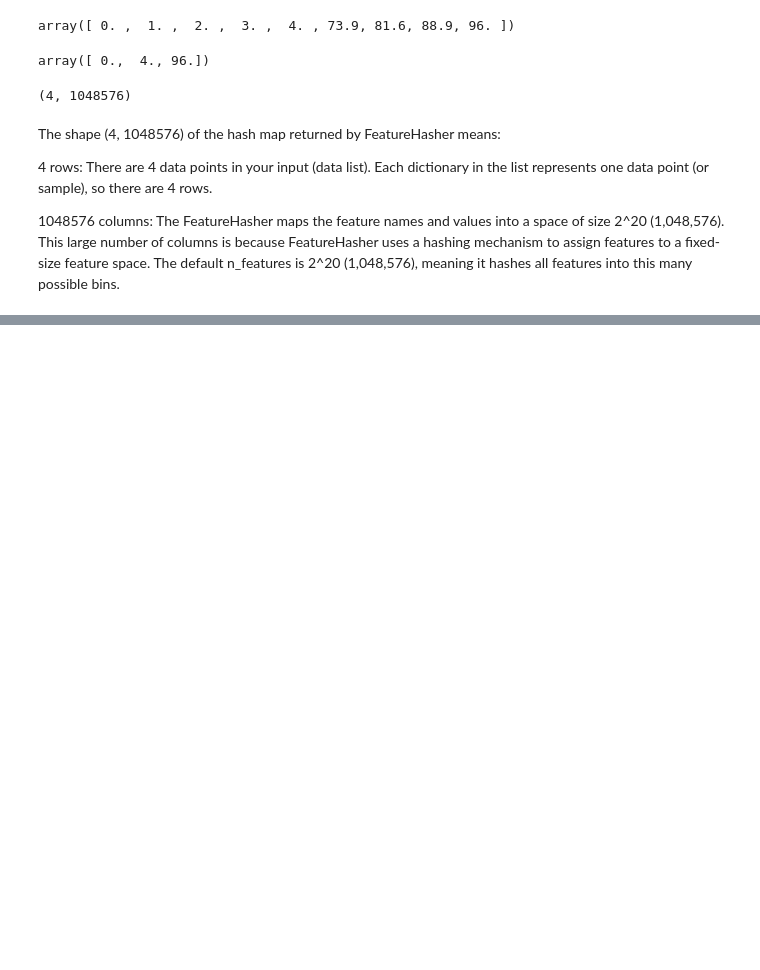
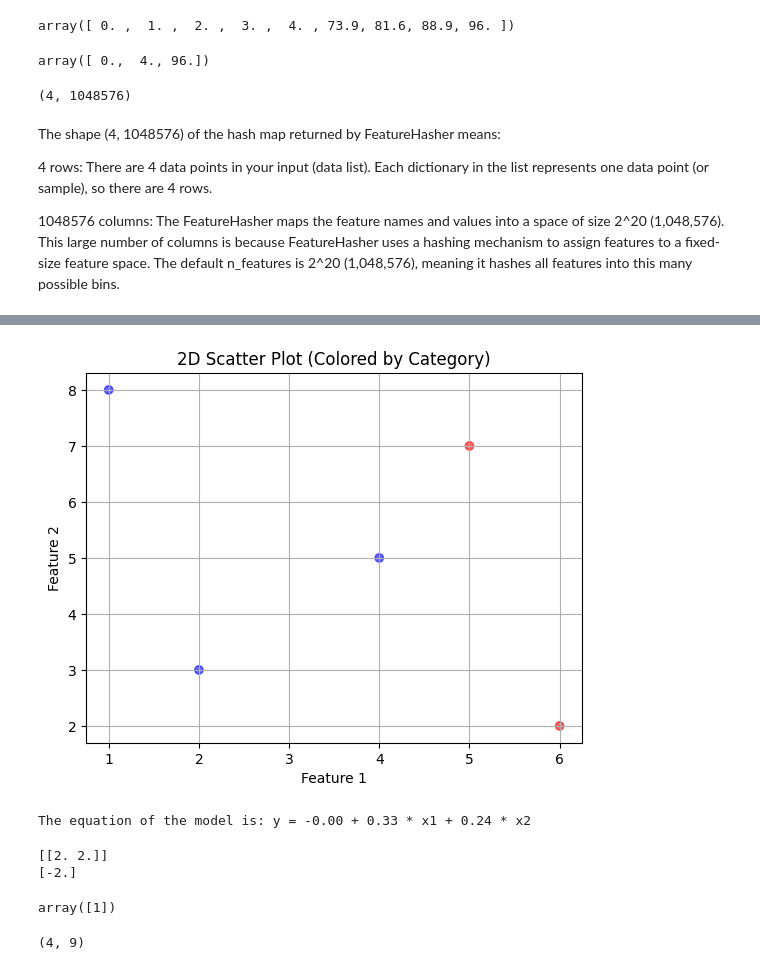
Before and after one commit to sonjaove/progg-and-DS-from-IITM, a Jupyter notebook: MLP/weeek_10_ga.ipynb, the cells around one changed output, grey strips where cells are left out. Drawn from its saved outputs; the diff is of its cells as text; code cells hidden in the pictures; blank space fills up the shorter version.

```diff
--- a/MLP/weeek_10_ga.ipynb
+++ b/MLP/weeek_10_ga.ipynb
@@ -158,0 +182,57 @@ The shape (4, 1048576) of the hash map returned by FeatureHasher means:
+# %%
+import matplotlib.pyplot as plt
+
+# Example data: two features and a target
+features = [(2, 3), (5, 7), (1, 8), (6, 2), (4, 5)]
+targets = [0, 1, 0, 1, 0]
+
+# Convert features to x and y
+x, y = zip(*features)
+
+# Create a scatter plot, color by category
+plt.scatter(x, y, c=targets, cmap='bwr', alpha=0.6)
+
+# Add labels and title
+plt.xlabel('Feature 1')
+plt.ylabel('Feature 2')
+plt.title('2D Scatter Plot (Colored by Category)')
+plt.grid(True)
+plt.show()
+# %% [output]
+[figure, added]
+# %%
+from sklearn.linear_model import LinearRegression
+
+# Training data
+X_train = [[0, 0], [2, 1.43], [4, 2.86], [6, 4.29]]
+y_train = [0, 1, 2, 3]
+
+# Create and fit the model
+reg = LinearRegression()
+reg.fit(X_train, y_train)
+
+# Get the intercept and coefficients
+intercept = reg.intercept_
+coef = reg.coef_
+
+# Display the equation
+print(f"The equation of the model is: y = {intercept:.2f} + {coef[0]:.2f} * x1 + {coef[1]:.2f} * x2")
+# %% [output]
+The equation of the model is: y = -0.00 + 0.33 * x1 + 0.24 * x2
+# %%
+from sklearn.linear_model import Perceptron
+X=[[0,0],[0,1],[1,0],[1,1]]
+y=[0,0,0,1]
+perceptron=Perceptron()
+perceptron.fit(X,y)
+# printing the weight vector
+print(perceptron.coef_) #this gives the transpose of the weight vector
+# printing the bias
+print(perceptron.intercept_)
+# %% [output]
+[[2. 2.]]
+[-2.]
+# %%
+perceptron.predict([[1,1]])
+# %% [output]
+array([1])
@@ -158,0 +252,4 @@ The shape (4, 1048576) of the hash map returned by FeatureHasher means:
+# %%
+df.shape
+# %% [output]
+(4, 9)
```
Also changed, not shown: parts of 4 cells of this notebook.
